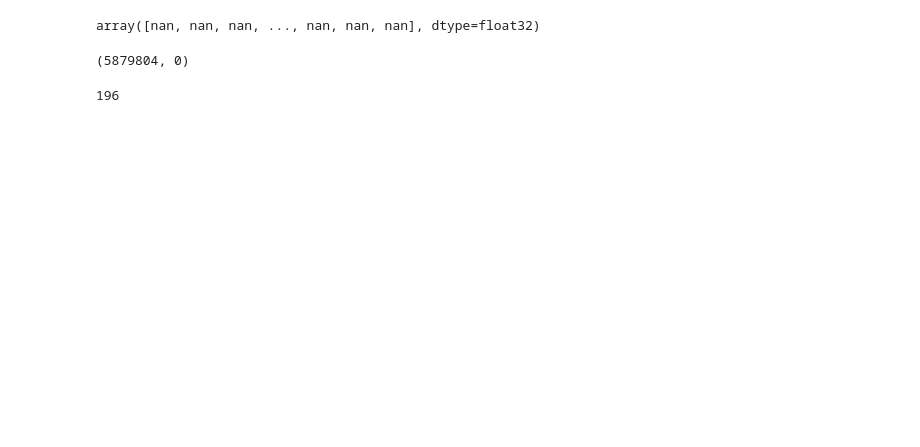
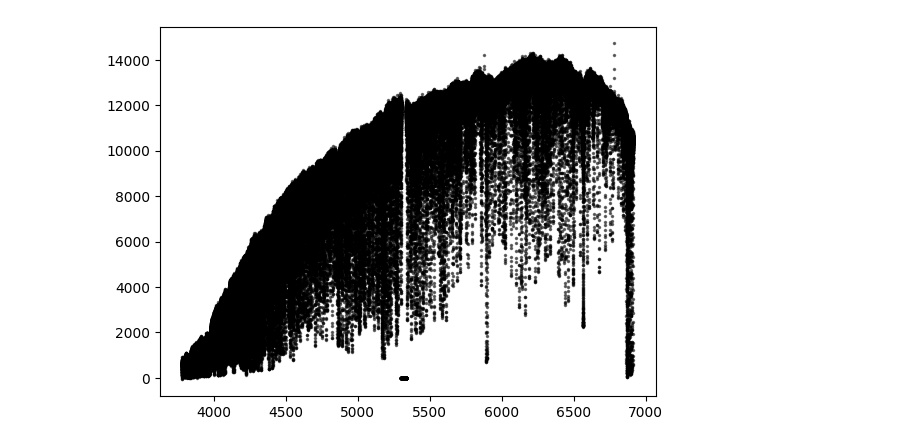
Before and after one commit to mdd423/wobble_jax, a Jupyter notebook: notebooks/04-18sco.ipynb, the cells around one changed output. Saved outputs shown, nothing was run; the diff lists cells and outputs as text; code cells hidden in the pictures; blank space fills up the shorter version.

```diff
--- a/notebooks/04-18sco.ipynb
+++ b/notebooks/04-18sco.ipynb
@@ -25,4 +31,4 @@ today = datetime.date.today()
 out_dir = os.path.join('..','out',today.strftime("%y-%m-%d"))
 os.makedirs(out_dir,exist_ok=True)
 # %%
-files = glob.glob('/scratch/mdd423/wobble_jax/data/sco18_HARPS/archive-2/*.fits',recursive = True)
+files = glob.glob('/scratch/mdd423/wobble_jax/data/sco18_HARPS/archive-3/*.fits',recursive = True)
@@ -101,27 +56,0 @@ coord.EarthLocation.get_site_names()
-# %%
-xs = []
-ys = []
-yi = []
-ma = []
-
-mjds = []
-ams = []
-bcs = []
-
-wave_min = 6500
-wave_max = 6800
-for file in files:
-    try:
-        hdu1 = fits.open(file)
-        ams.append(np.double(hdu1[0].header['AIRMASS']))
-        wave_temp = np.array(hdu1[1].data['WAVE']).flatten()
-        wave_inds = (wave_temp > wave_min) * (wave_temp < wave_max)
-        ys.append(np.log(np.array(hdu1[1].data['FLUX']).flatten()[wave_inds]))
-        xs.append(np.log(wave_temp[wave_inds]))
-        yi.append((np.array(hdu1[1].data['FLUX']).flatten()[wave_inds]/np.array(hdu1[1].data['ERR']).flatten()[wave_inds])**2)
-        ma.append((np.array(hdu1[1].data['ERR']).flatten()[wave_inds] <= 0.0))
-        mjds.append(np.double(hdu1[0].header['MJD-OBS']))
-
-        bcs.append(jabble.physics.get_star_velocity(mjds[-1],hdu1[0].header['OBJECT'],'La Silla Observatory (ESO)').to(u.m/u.s).value)
-    except:
-        print(file)
@@ -134,12 +57,5 @@ WARNING: Tried to get polar motions for times before IERS data is valid. Default
-# %%
-np.array(hdu1[1].data['ERR']).flatten()
-# %% [output]
-array([nan, nan, nan, ..., nan, nan, nan], dtype=float32)
-# %%
-np.sum(np.isnan(np.concatenate(yi))),np.sum(np.concatenate(ma))
-# %% [output]
-(5879804, 0)
-# %%
-len(mjds)
-# %% [output]
-196
+# %%
+plt.errorbar(hdu1[1].data["WAVE"][0,:],hdu1[1].data["FLUX"][0,:],hdu1[1].data["ERR"][0,:],fmt='.k',elinewidth=1.2,zorder=1,alpha=0.5,ms=3)
+plt.show()
+# %% [output]
+[figure, added]
```
Also changed, not shown: parts of 43 cells of this notebook.
